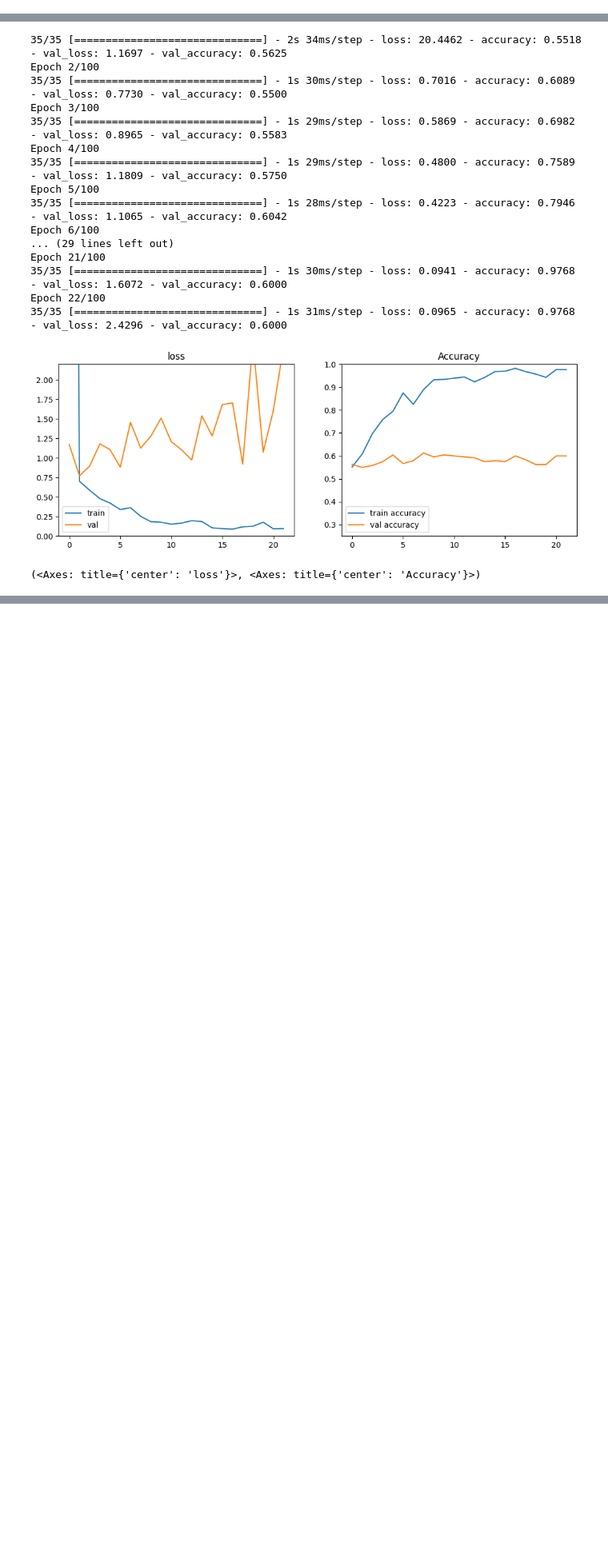
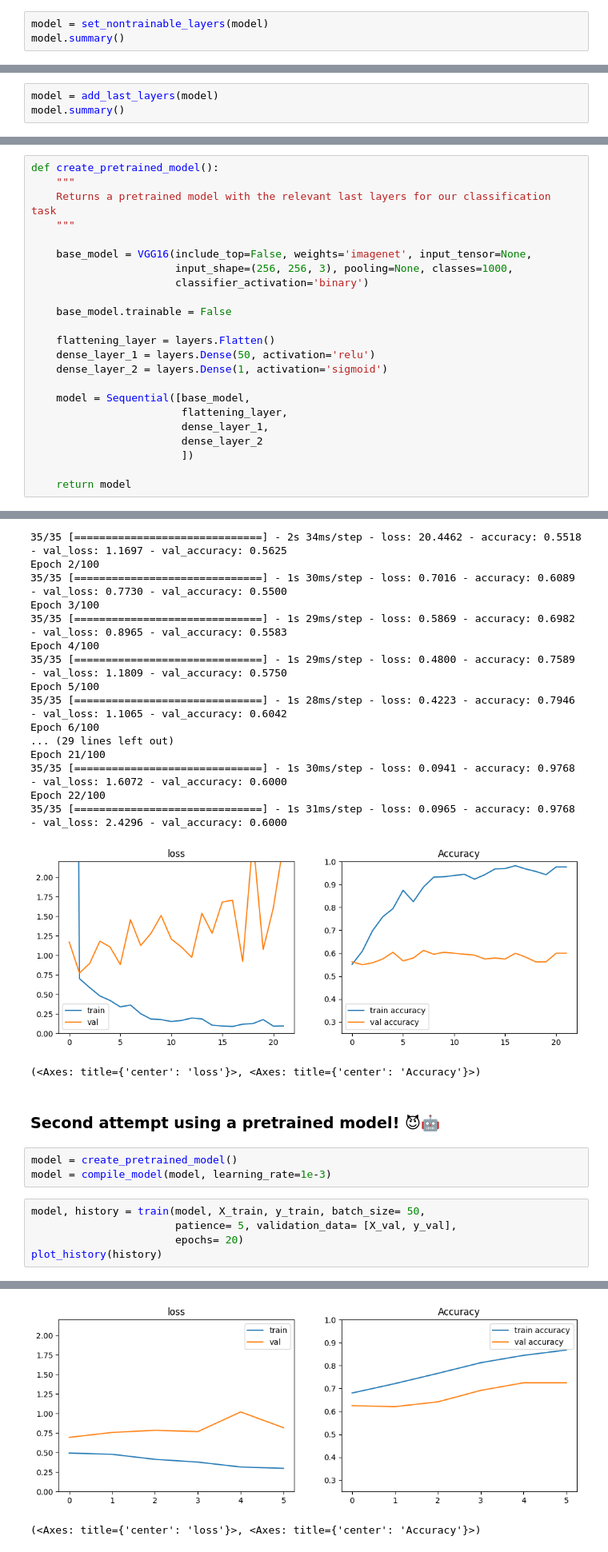
Before and after one commit to Corentr1/Ai-Detector-Back, a Jupyter notebook: notebooks/model_testing_corentin.ipynb, the cells around one changed output, grey strips where cells are left out. Shown at 80% size. Drawn from its saved outputs; the diff is of its cells as text; blank space fills up the shorter version.

Commit message:
Notebook: first model iterations with convincing results

```diff
--- a/notebooks/model_testing_corentin.ipynb
+++ b/notebooks/model_testing_corentin.ipynb
@@ -387,0 +434,3 @@ def train(model: Model, X: np.ndarray, y: np.ndarray, batch_size=64, patience=20
+# %%
+model = set_nontrainable_layers(model)
+model.summary()
@@ -387,0 +473,3 @@ def train(model: Model, X: np.ndarray, y: np.ndarray, batch_size=64, patience=20
+# %%
+model = add_last_layers(model)
+model.summary()
@@ -387,0 +498,23 @@ def train(model: Model, X: np.ndarray, y: np.ndarray, batch_size=64, patience=20
+# %%
+def create_pretrained_model():
+    """
+    Returns a pretrained model with the relevant last layers for our classification task
+    """
+
+    base_model = VGG16(include_top=False, weights='imagenet', input_tensor=None,
+                       input_shape=(256, 256, 3), pooling=None, classes=1000,
+                       classifier_activation='binary')
+
+    base_model.trainable = False
+
+    flattening_layer = layers.Flatten()
+    dense_layer_1 = layers.Dense(50, activation='relu')
+    dense_layer_2 = layers.Dense(1, activation='sigmoid')
+
+    model = Sequential([base_model,
+                        flattening_layer,
+                        dense_layer_1,
+                        dense_layer_2
+                        ])
+
+    return model
@@ -448,3 +604,14 @@ Epoch 22/100
 35/35 [==============================] - 1s 31ms/step - loss: 0.0965 - accuracy: 0.9768 - val_loss: 2.4296 - val_accuracy: 0.6000
 [figure]
 (<Axes: title={'center': 'loss'}>, <Axes: title={'center': 'Accuracy'}>)
+# %% [markdown]
+### Second attempt using a pretrained model! 😈🤖
+# %%
+model = create_pretrained_model()
+model = compile_model(model, learning_rate=1e-3)
+# %%
+model, history = train(model, X_train, y_train, batch_size= 50,
+                       patience= 5, validation_data= [X_val, y_val],
+                       epochs= 20)
+plot_history(history)
+# %% [output]
@@ -450,0 +631,2 @@ Epoch 22/100
+[figure, added]
+(<Axes: title={'center': 'loss'}>, <Axes: title={'center': 'Accuracy'}>)
```
Also changed, not shown: parts of 16 cells of this notebook.
